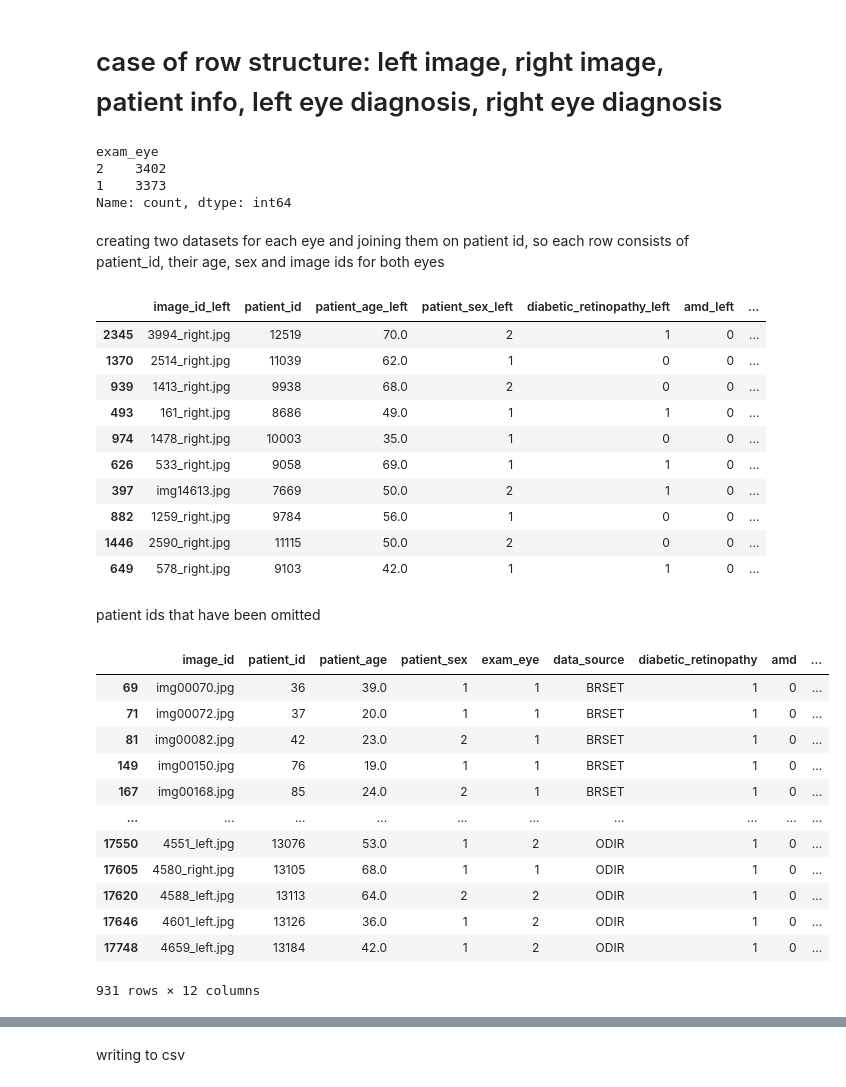
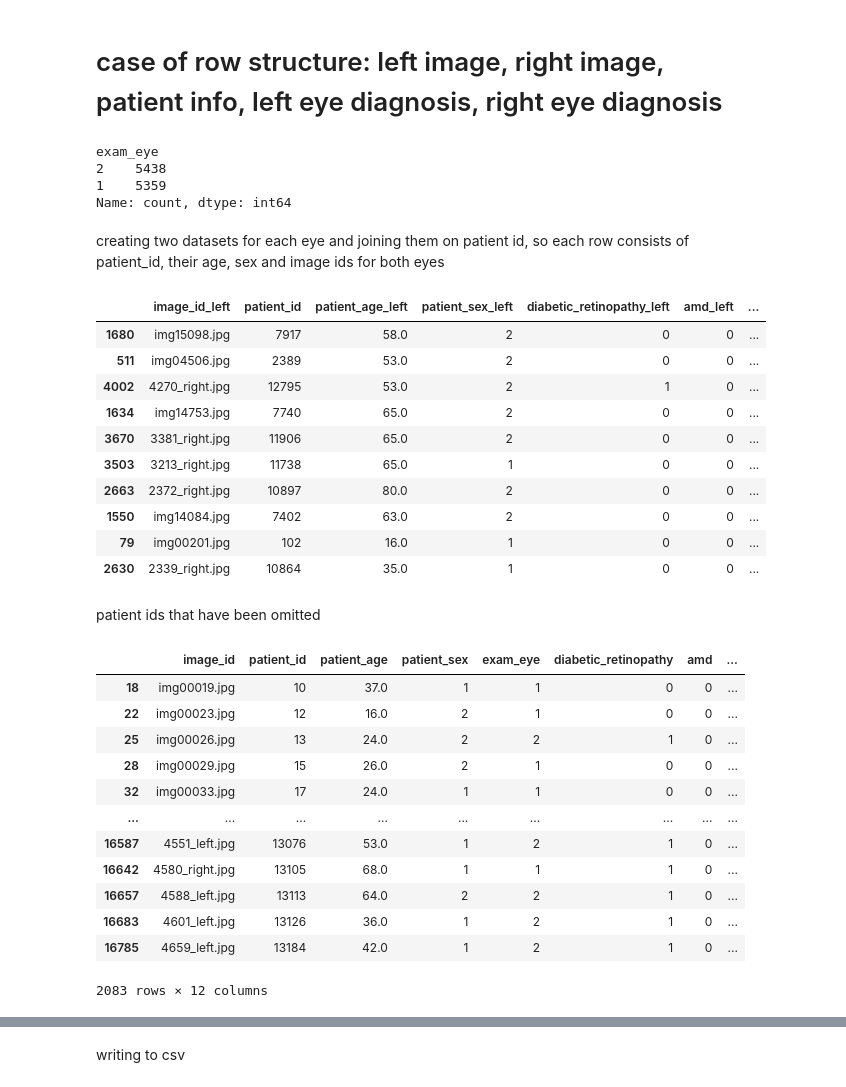
Before and after one commit to pauline2513/fundus-images-classification, a Jupyter notebook: class_selection.ipynb, the cells around one changed output, grey strips where cells are left out. Saved outputs shown, nothing was run; the diff lists cells and outputs as text; code cells hidden in the pictures.

```diff
--- a/class_selection.ipynb
+++ b/class_selection.ipynb
@@ -12,5 +38,5 @@ from sklearn.model_selection import train_test_split
 # %%
-data = pd.read_csv('combined_dataset.csv')
+data = pd.read_csv('combined_dataset_ver1.csv')
 data
 # %% [output]
 |  | image_id | patient_id | patient_age | patient_sex | exam_eye | diabetic_retinopathy | macular_edema | ... |
@@ -104,0 +55,4 @@ Name: count, dtype: int64
+# %%
+classes=['diabetic_retinopathy', 'amd', 'hypertensive_retinopathy', 'normal_eye', 'glaucoma', 'cataract']
+selected_data = select_classes(data, classes)
+selected_data[classes].value_counts()
@@ -105,5 +68,5 @@ Name: count, dtype: int64
 # %% [markdown]
 # deleting duplicates
 # %%
-dropped_duplicates_dataset = dataset_nn.drop_duplicates(subset=['exam_eye', 'patient_id'])
+dropped_duplicates_dataset = selected_data.drop_duplicates(subset=['exam_eye', 'patient_id'])
 # %%
@@ -155,51 +144,51 @@ dataset_nn.to_csv(CASE_1_OUTPUT_FILENAME, index=False)
 # %% [markdown]
 # case of row structure: left image, right image, patient info, left eye diagnosis, right eye diagnosis
 # %%
-dataset_nn["exam_eye"].value_counts()
+dropped_duplicates_dataset["exam_eye"].value_counts()
 # %% [output]
 exam_eye
-2    3402
-1    3373
+2    5438
+1    5359
 Name: count, dtype: int64
 # %% [markdown]
 creating two datasets for each eye and joining them on patient id, so each row consists of patient_id, their age, sex and image ids for both eyes
 # %%
-left_eye = dataset_nn[dataset_nn["exam_eye"] == 1]
-right_eye = dataset_nn[dataset_nn["exam_eye"] == 2]
+left_eye = dropped_duplicates_dataset[dropped_duplicates_dataset["exam_eye"] == 1]
+right_eye = dropped_duplicates_dataset[dropped_duplicates_dataset["exam_eye"] == 2]
 dataset_nn_v_2 = pd.merge(left_eye, right_eye, on='patient_id', how='inner', suffixes=['_left', '_right'])
 dataset_nn_v_2.drop(columns=['patient_age_right', 'patient_sex_right', 'data_source_left', 'exam_eye_left', 'exam_eye_right'], inplace=True)
 dataset_nn_v_2.sample(10)
 # %% [output]
 |  | image_id_left | patient_id | patient_age_left | patient_sex_left | diabetic_retinopathy_left | amd_left | ... |
-| 2345 | 3994_right.jpg | 12519 | 70.0 | 2 | 1 | 0 | ... |
-| 1370 | 2514_right.jpg | 11039 | 62.0 | 1 | 0 | 0 | ... |
-| 939 | 1413_right.jpg | 9938 | 68.0 | 2 | 0 | 0 | ... |
-| 493 | 161_right.jpg | 8686 | 49.0 | 1 | 1 | 0 | ... |
-| 974 | 1478_right.jpg | 10003 | 35.0 | 1 | 0 | 0 | ... |
-| 626 | 533_right.jpg | 9058 | 69.0 | 1 | 1 | 0 | ... |
-| 397 | img14613.jpg | 7669 | 50.0 | 2 | 1 | 0 | ... |
-| 882 | 1259_right.jpg | 9784 | 56.0 | 1 | 0 | 0 | ... |
-| 1446 | 2590_right.jpg | 11115 | 50.0 | 2 | 0 | 0 | ... |
-| 649 | 578_right.jpg | 9103 | 42.0 | 1 | 1 | 0 | ... |
+| 1680 | img15098.jpg | 7917 | 58.0 | 2 | 0 | 0 | ... |
+| 511 | img04506.jpg | 2389 | 53.0 | 2 | 0 | 0 | ... |
+| 4002 | 4270_right.jpg | 12795 | 53.0 | 2 | 1 | 0 | ... |
+| 1634 | img14753.jpg | 7740 | 65.0 | 2 | 0 | 0 | ... |
+| 3670 | 3381_right.jpg | 11906 | 65.0 | 2 | 0 | 0 | ... |
+| 3503 | 3213_right.jpg | 11738 | 65.0 | 1 | 0 | 0 | ... |
+| 2663 | 2372_right.jpg | 10897 | 80.0 | 2 | 0 | 0 | ... |
+| 1550 | img14084.jpg | 7402 | 63.0 | 2 | 0 | 0 | ... |
+| 79 | img00201.jpg | 102 | 16.0 | 1 | 0 | 0 | ... |
+| 2630 | 2339_right.jpg | 10864 | 35.0 | 1 | 0 | 0 | ... |
 # %% [markdown]
 patient ids that have been omitted
 # %%
-only_in_df1 = dataset_nn[~dataset_nn['patient_id'].isin(dataset_nn_v_2['patient_id'])]
+only_in_df1 = dropped_duplicates_dataset[~dropped_duplicates_dataset['patient_id'].isin(dataset_nn_v_2['patient_id'])]
 only_in_df1
 # %% [output]
-|  | image_id | patient_id | patient_age | patient_sex | exam_eye | data_source | diabetic_retinopathy | amd | ... |
-| 69 | img00070.jpg | 36 | 39.0 | 1 | 1 | BRSET | 1 | 0 | ... |
-| 71 | img00072.jpg | 37 | 20.0 | 1 | 1 | BRSET | 1 | 0 | ... |
-| 81 | img00082.jpg | 42 | 23.0 | 2 | 1 | BRSET | 1 | 0 | ... |
-| 149 | img00150.jpg | 76 | 19.0 | 1 | 1 | BRSET | 1 | 0 | ... |
-| 167 | img00168.jpg | 85 | 24.0 | 2 | 1 | BRSET | 1 | 0 | ... |
-| ... | ... | ... | ... | ... | ... | ... | ... | ... | ... |
-| 17550 | 4551_left.jpg | 13076 | 53.0 | 1 | 2 | ODIR | 1 | 0 | ... |
-| 17605 | 4580_right.jpg | 13105 | 68.0 | 1 | 1 | ODIR | 1 | 0 | ... |
-| 17620 | 4588_left.jpg | 13113 | 64.0 | 2 | 2 | ODIR | 1 | 0 | ... |
-| 17646 | 4601_left.jpg | 13126 | 36.0 | 1 | 2 | ODIR | 1 | 0 | ... |
-| 17748 | 4659_left.jpg | 13184 | 42.0 | 1 | 2 | ODIR | 1 | 0 | ... |
+|  | image_id | patient_id | patient_age | patient_sex | exam_eye | diabetic_retinopathy | amd | ... |
+| 18 | img00019.jpg | 10 | 37.0 | 1 | 1 | 0 | 0 | ... |
+| 22 | img00023.jpg | 12 | 16.0 | 2 | 1 | 0 | 0 | ... |
+| 25 | img00026.jpg | 13 | 24.0 | 2 | 2 | 1 | 0 | ... |
+| 28 | img00029.jpg | 15 | 26.0 | 2 | 1 | 0 | 0 | ... |
+| 32 | img00033.jpg | 17 | 24.0 | 1 | 1 | 0 | 0 | ... |
+| ... | ... | ... | ... | ... | ... | ... | ... | ... |
+| 16587 | 4551_left.jpg | 13076 | 53.0 | 1 | 2 | 1 | 0 | ... |
+| 16642 | 4580_right.jpg | 13105 | 68.0 | 1 | 1 | 1 | 0 | ... |
+| 16657 | 4588_left.jpg | 13113 | 64.0 | 2 | 2 | 1 | 0 | ... |
+| 16683 | 4601_left.jpg | 13126 | 36.0 | 1 | 2 | 1 | 0 | ... |
+| 16785 | 4659_left.jpg | 13184 | 42.0 | 1 | 2 | 1 | 0 | ... |
-931 rows × 12 columns
+2083 rows × 12 columns
 # %%
 dataset_nn_v_2.rename(columns={"patient_age_left":"patient_age", "patient_sex_left": "patient_sex", "data_source_right": "data_source"}, errors="raise", inplace=True)
 dataset_nn_v_2 = dataset_nn_v_2[['patient_id', 'patient_age', 'patient_sex', 'data_source',
```
Also changed, not shown: parts of 25 cells of this notebook.
